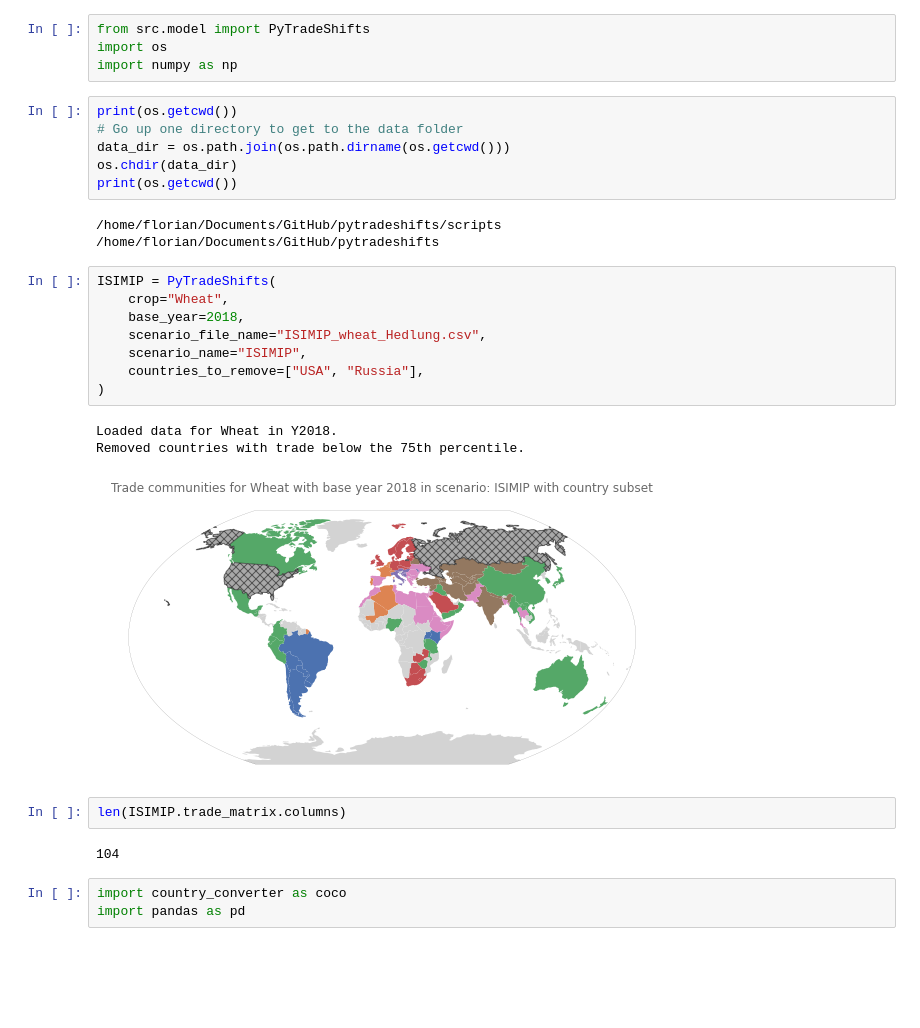
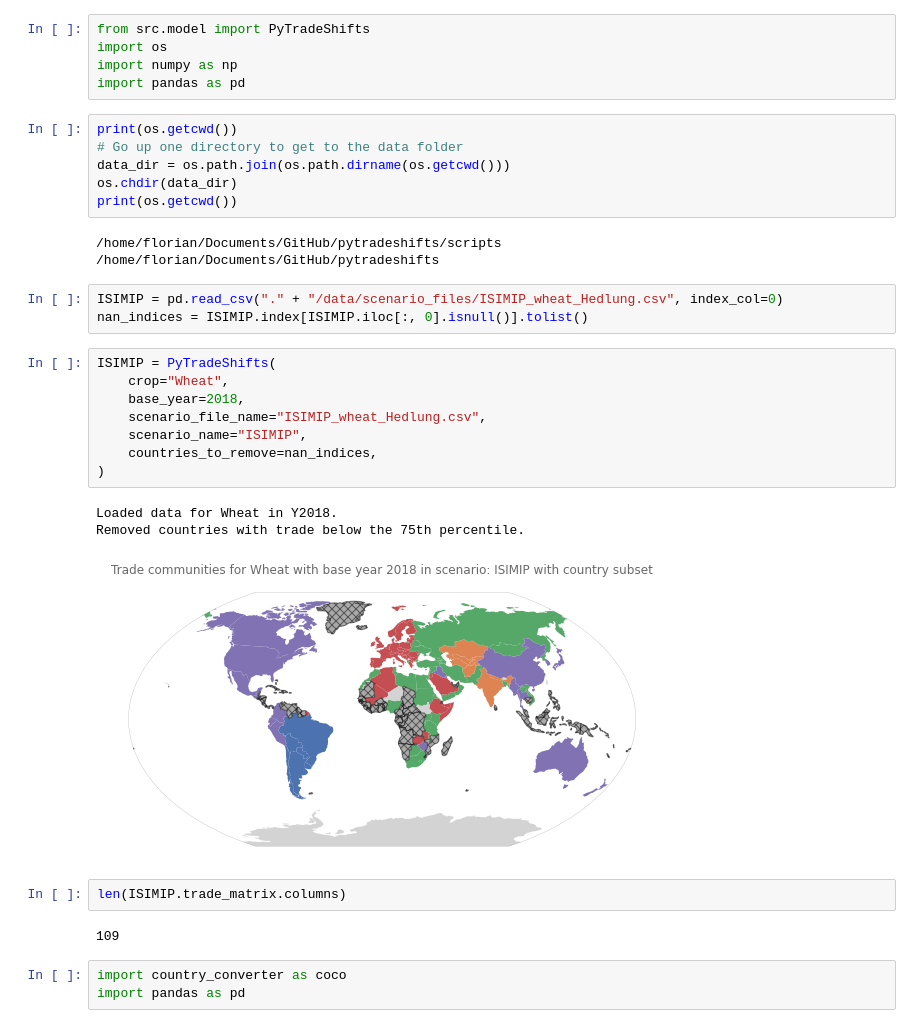
Before and after one commit to lukaszgajewski/pytradeshifts, a Jupyter notebook: scripts/ISIMIP_example.ipynb, the cells around one changed output. Cells and saved outputs as stored; diff of their text form; blank space fills up the shorter version.

```diff
--- a/scripts/ISIMIP_example.ipynb
+++ b/scripts/ISIMIP_example.ipynb
@@ -2,6 +2,7 @@
 from src.model import PyTradeShifts
 import os
 import numpy as np
+import pandas as pd
 # %%
 print(os.getcwd())
 # Go up one directory to get to the data folder
@@ -11,22 +12,25 @@ print(os.getcwd())
 # %% [output]
 /home/florian/Documents/GitHub/pytradeshifts/scripts
 /home/florian/Documents/GitHub/pytradeshifts
+# %%
+ISIMIP = pd.read_csv("." + "/data/scenario_files/ISIMIP_wheat_Hedlung.csv", index_col=0)
+nan_indices = ISIMIP.index[ISIMIP.iloc[:, 0].isnull()].tolist()
 # %%
 ISIMIP = PyTradeShifts(
     crop="Wheat",
     base_year=2018,
     scenario_file_name="ISIMIP_wheat_Hedlung.csv",
     scenario_name="ISIMIP",
-    countries_to_remove=["USA", "Russia"],
+    countries_to_remove=nan_indices,
 )
 # %% [output]
 Loaded data for Wheat in Y2018.
 Removed countries with trade below the 75th percentile.
-[figure, old version]
+[figure, new version]
 # %%
 len(ISIMIP.trade_matrix.columns)
 # %% [output]
-104
+109
 # %%
 import country_converter as coco
 import pandas as pd
```
Also changed, not shown: parts of 1 cell of this notebook, 6 other files.
